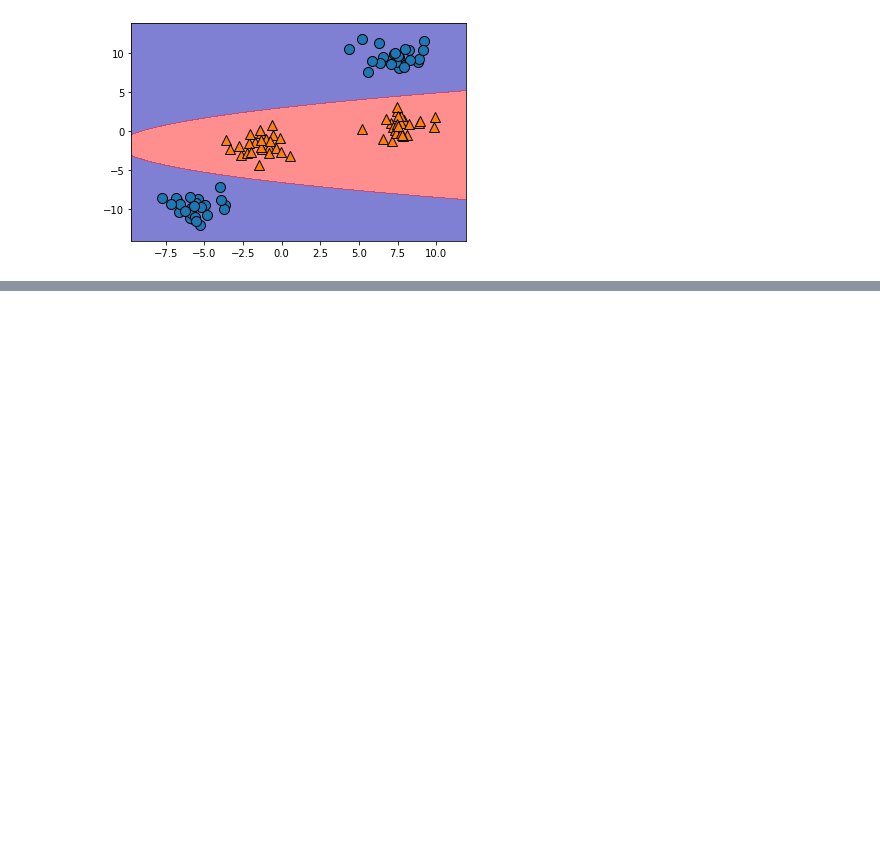
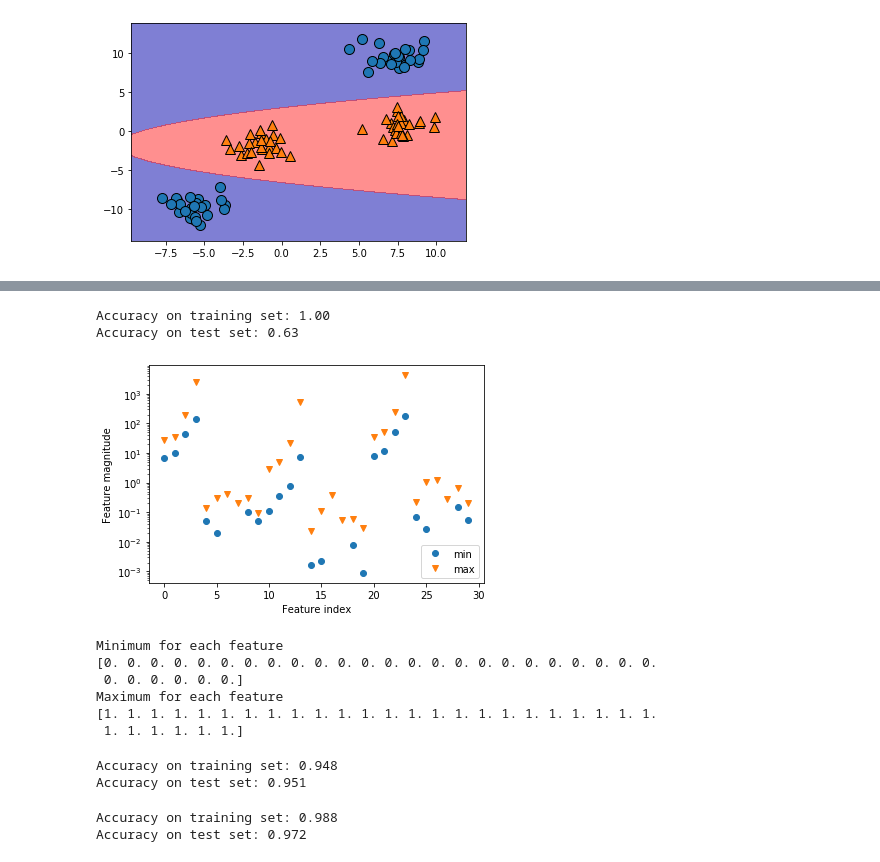
Before and after one commit to fidemin/machine-learning-practice, a Jupyter notebook: intro-to-ml-python/chapter02/SVM.ipynb, the cells around one changed output, grey strips where cells are left out. Drawn from its saved outputs; the diff is of its cells as text; code cells hidden in the pictures; blank space fills up the shorter version.

```diff
--- a/intro-to-ml-python/chapter02/SVM.ipynb
+++ b/intro-to-ml-python/chapter02/SVM.ipynb
@@ -78,0 +105,40 @@ mglearn.discrete_scatter(X[:, 0], X[:, 1], y)
+# %%
+from sklearn.model_selection import train_test_split
+from sklearn.datasets import load_breast_cancer
+
+cancer = load_breast_cancer()
+X_train, X_test, y_train, y_test = train_test_split(cancer.data, cancer.target, random_state=0)
+
+svc = SVC()
+svc.fit(X_train, y_train)
+
+print("Accuracy on training set: {:.2f}".format(svc.score(X_train, y_train)))
+print("Accuracy on test set: {:.2f}".format(svc.score(X_test, y_test)))
+# due to scaling of data, test set accuracy is very low
+# %% [output]
+Accuracy on training set: 1.00
+Accuracy on test set: 0.63
+# %%
+plt.plot(X_train.min(axis=0), 'o', label="min")
+plt.plot(X_train.max(axis=0), 'v', label="max")
+plt.legend(loc=4)
+plt.xlabel('Feature index')
+plt.ylabel('Feature magnitude')
+plt.yscale('log')
+# %% [output]
+[figure, added]
+# %%
+# normalization
+min_on_training = X_train.min(axis=0)
+range_on_training = (X_train - min_on_training).max(axis=0)
+
+X_train_scaled = (X_train - min_on_training) / range_on_training
+print("Minimum for each feature\n{}".format(X_train_scaled.min(axis=0)))
+print("Maximum for each feature\n{}".format(X_train_scaled.max(axis=0)))
+# %% [output]
+Minimum for each feature
+[0. 0. 0. 0. 0. 0. 0. 0. 0. 0. 0. 0. 0. 0. 0. 0. 0. 0. 0. 0. 0. 0. 0. 0.
+ 0. 0. 0. 0. 0. 0.]
+Maximum for each feature
+[1. 1. 1. 1. 1. 1. 1. 1. 1. 1. 1. 1. 1. 1. 1. 1. 1. 1. 1. 1. 1. 1. 1. 1.
+ 1. 1. 1. 1. 1. 1.]
@@ -78,0 +149,17 @@ mglearn.discrete_scatter(X[:, 0], X[:, 1], y)
+# %%
+svc = SVC()
+svc.fit(X_train_scaled, y_train)
+print("Accuracy on training set: {:.3f}".format(svc.score(X_train_scaled, y_train)))
+print("Accuracy on test set: {:.3f}".format(svc.score(X_test_scaled, y_test)))
+# underfitting regime. increase C or gamma
+# %% [output]
+Accuracy on training set: 0.948
+Accuracy on test set: 0.951
+# %%
+svc = SVC(C=1000)
+svc.fit(X_train_scaled, y_train)
+print("Accuracy on training set: {:.3f}".format(svc.score(X_train_scaled, y_train)))
+print("Accuracy on test set: {:.3f}".format(svc.score(X_test_scaled, y_test)))
+# %% [output]
+Accuracy on training set: 0.988
+Accuracy on test set: 0.972
```
Also changed, not shown: parts of 3 cells of this notebook.
